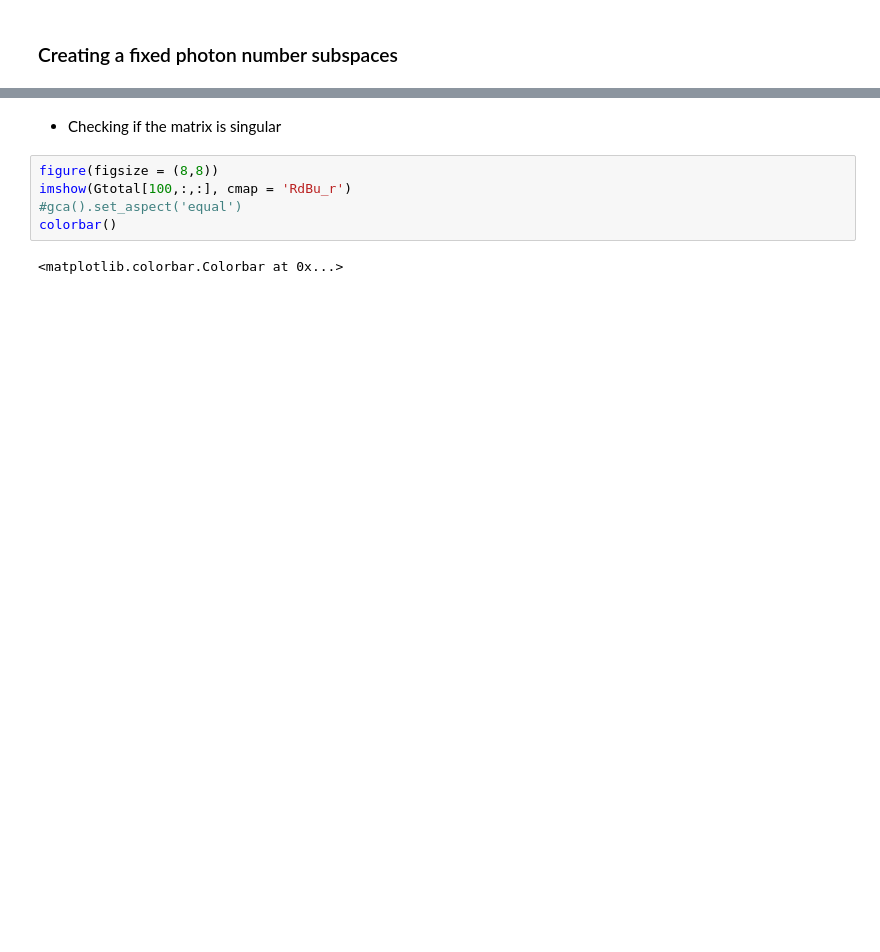
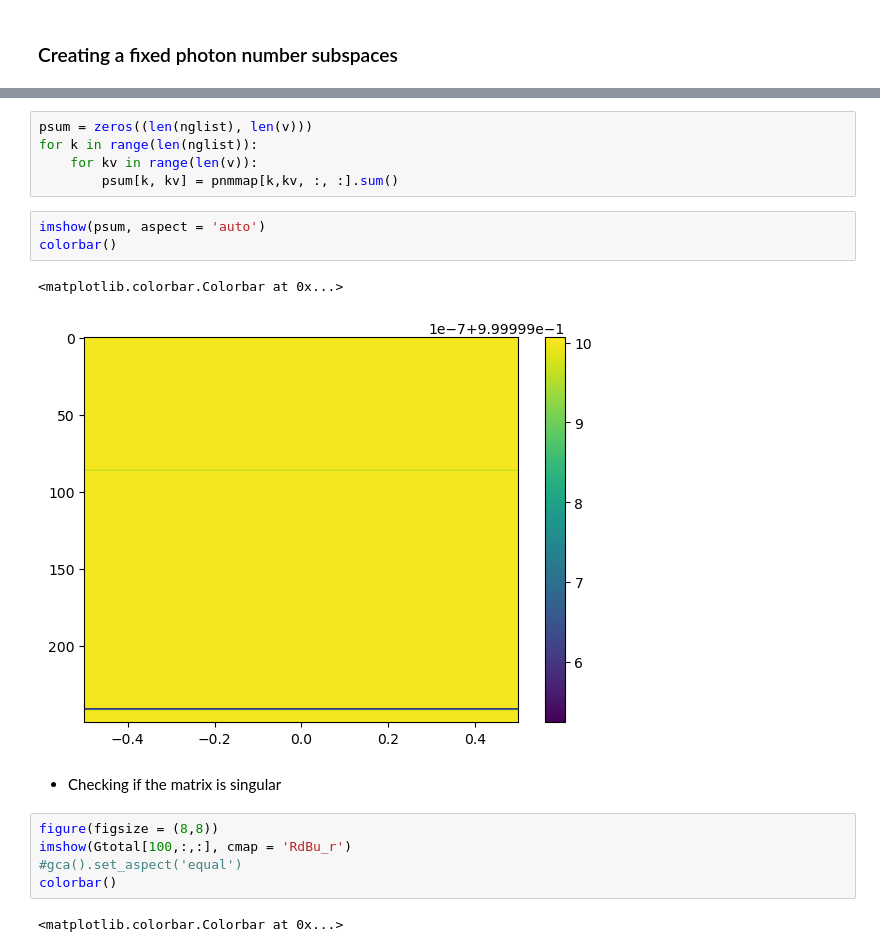
Before and after one commit to OgisT/RateEquations, a Jupyter notebook: RateEqs.ipynb, the cells around one changed output, grey strips where cells are left out. Drawn from its saved outputs; the diff is of its cells as text; blank space fills up the shorter version.

```diff
--- a/RateEqs.ipynb
+++ b/RateEqs.ipynb
@@ -1397,3 +1360,14 @@ Wall time: 42.3 s
+# %%
+psum = zeros((len(nglist), len(v)))
+for k in range(len(nglist)):
+    for kv in range(len(v)):
+        psum[k, kv] = pnmmap[k,kv, :, :].sum()
+# %%
+imshow(psum, aspect = 'auto')
+colorbar()
+# %% [output]
+<matplotlib.colorbar.Colorbar at 0x...>
+[figure, added]
 # %% [markdown]
  - Checking if the matrix is singular
 # %%
```
Also changed, not shown: parts of 50 cells of this notebook.
